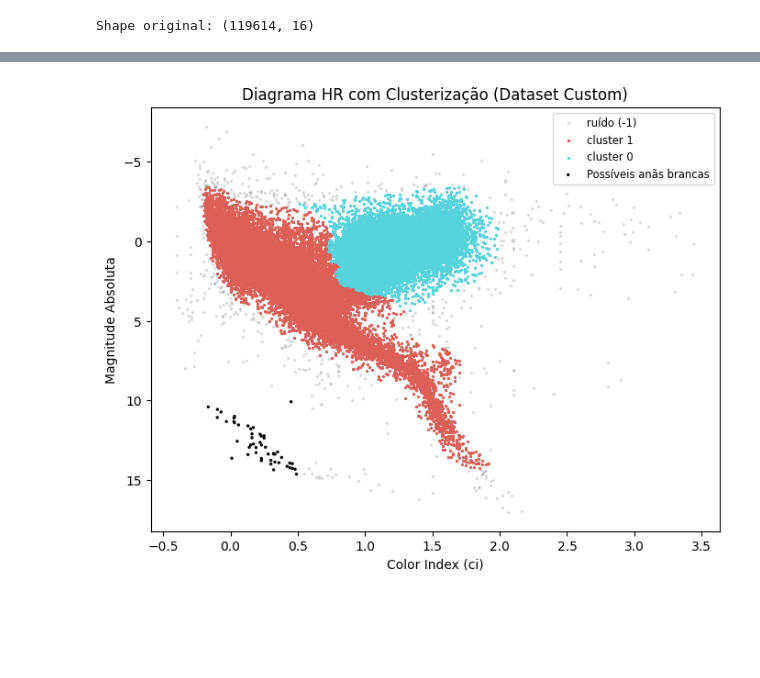
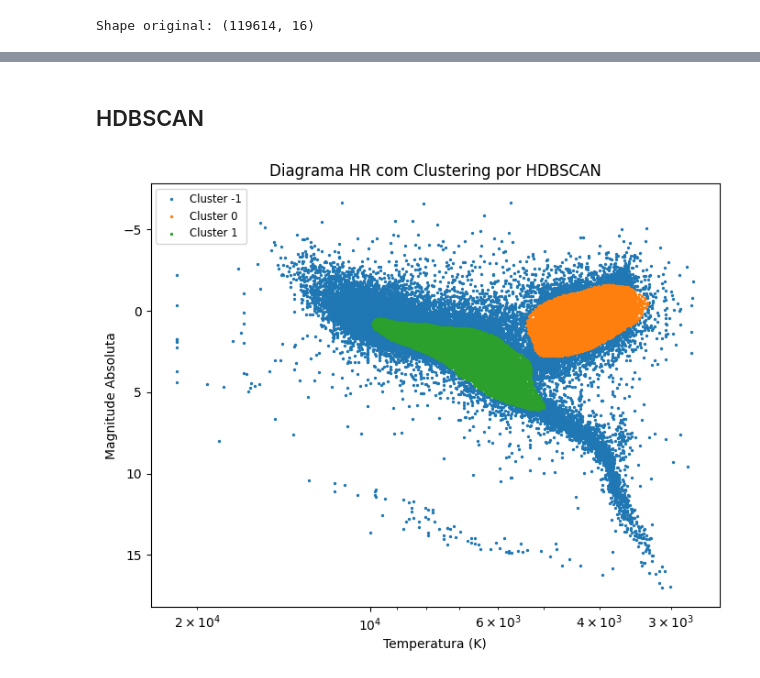
Before and after one commit to marceloavlopes/Diagrama-HR-e-Clustering, a Jupyter notebook: Diagrama-HR-Clustering.ipynb, the cells around one changed output, grey strips where cells are left out. Saved outputs shown, nothing was run; the diff lists cells and outputs as text; code cells hidden in the pictures; blank space fills up the shorter version.

Commit message:
Adição de Métodos de Clustering e Gráficos

```diff
--- a/Diagrama-HR-Clustering.ipynb
+++ b/Diagrama-HR-Clustering.ipynb
@@ -59,0 +82,4 @@ df = df.sample(50000, random_state=56)
+# %%
+variaveis = df[[col_mag, col_temp]]
+scaler = StandardScaler()
+variaveis_s = scaler.fit_transform(variaveis)
@@ -59,0 +355,6 @@ df = df.sample(50000, random_state=56)
+# %%
+gmm = GaussianMixture(n_components=4, covariance_type='full', random_state=50)
+gmm_labels = gmm.fit_predict(variaveis_s)
+
+df["gmm_4"] = gmm_labels
+plot_cluster (df[col_temp], df[col_mag], df["gmm_4"], "GMM")
@@ -60,50 +363,11 @@ df = df.sample(50000, random_state=56)
+# %% [markdown]
+## HDBSCAN
 # %%
-# ---------------- 6) CLUSTERIZAÇÃO ----------------
-features = df[[col_mag, col_color, col_temp]]
-scaler = StandardScaler()
-X_scaled = scaler.fit_transform(features)
+min_cluster_size = 1000
 
-clusterer = hdbscan.HDBSCAN(min_cluster_size=min_cluster_size)
-df["cluster"] = clusterer.fit_predict(X_scaled)
+cluster_hdbscan = hdbscan.HDBSCAN(min_cluster_size=min_cluster_size)
+df["hdbscan"] = cluster_hdbscan.fit_predict(variaveis_s)
 # %%
-
-# ---------------- 7) PLOT HR COM CLUSTER ----------------
-
-plt.figure(figsize=(8, 6))
-
-# Separar clusters
-clusters_valid = [c for c in df["cluster"].unique() if c != -1]
-
-palette = sns.color_palette("hls", len(clusters_valid))
-cluster_colors = {c: palette[i] for i, c in enumerate(clusters_valid)}
-cluster_colors[-1] = (0.5, 0.5, 0.5)
-
-# Plot ruído transparente
-noise = df[df["cluster"] == -1]
-plt.scatter(noise[col_color], noise[col_mag],
-            c=[cluster_colors[-1]],
-            alpha=0.2, s=2, label="ruído (-1)")
-
-# Plot clusters válidos
-for c in clusters_valid:
-    subset = df[df["cluster"] == c]
-    plt.scatter(subset[col_color], subset[col_mag],
-                c=[cluster_colors[c]],
-                s=2, alpha=1, label=f"cluster {c}")
-
-# Destacar anãs brancas
-wd = df[df["white_dwarf_flag"]]
-plt.scatter(wd[col_color], wd[col_mag],
-            edgecolors="black",
-            facecolors="none",
-            s=2,
-            label="Possíveis anãs brancas")
-
-plt.gca().invert_yaxis()
-plt.xlabel("Color Index (ci)")
-plt.ylabel("Magnitude Absoluta")
-plt.title("Diagrama HR com Clusterização (Dataset Custom)")
-plt.legend(markerscale=1, fontsize="small", loc="best")
-plt.show()
+plot_cluster (df[col_temp], df[col_mag], df["hdbscan"], "HDBSCAN")
 # %% [output]
-[figure, old version]
+[figure, new version]
```
Also changed, not shown: parts of 64 cells of this notebook, 2 other files.
